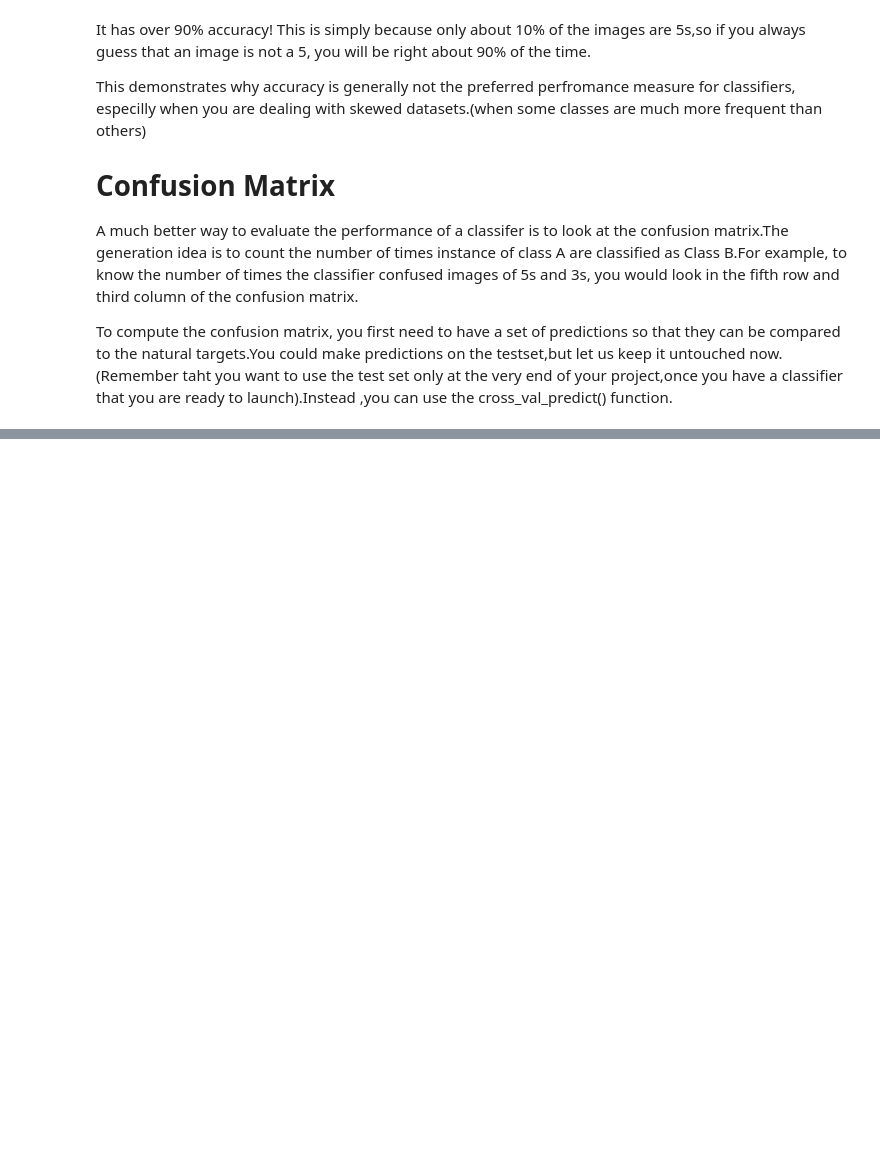
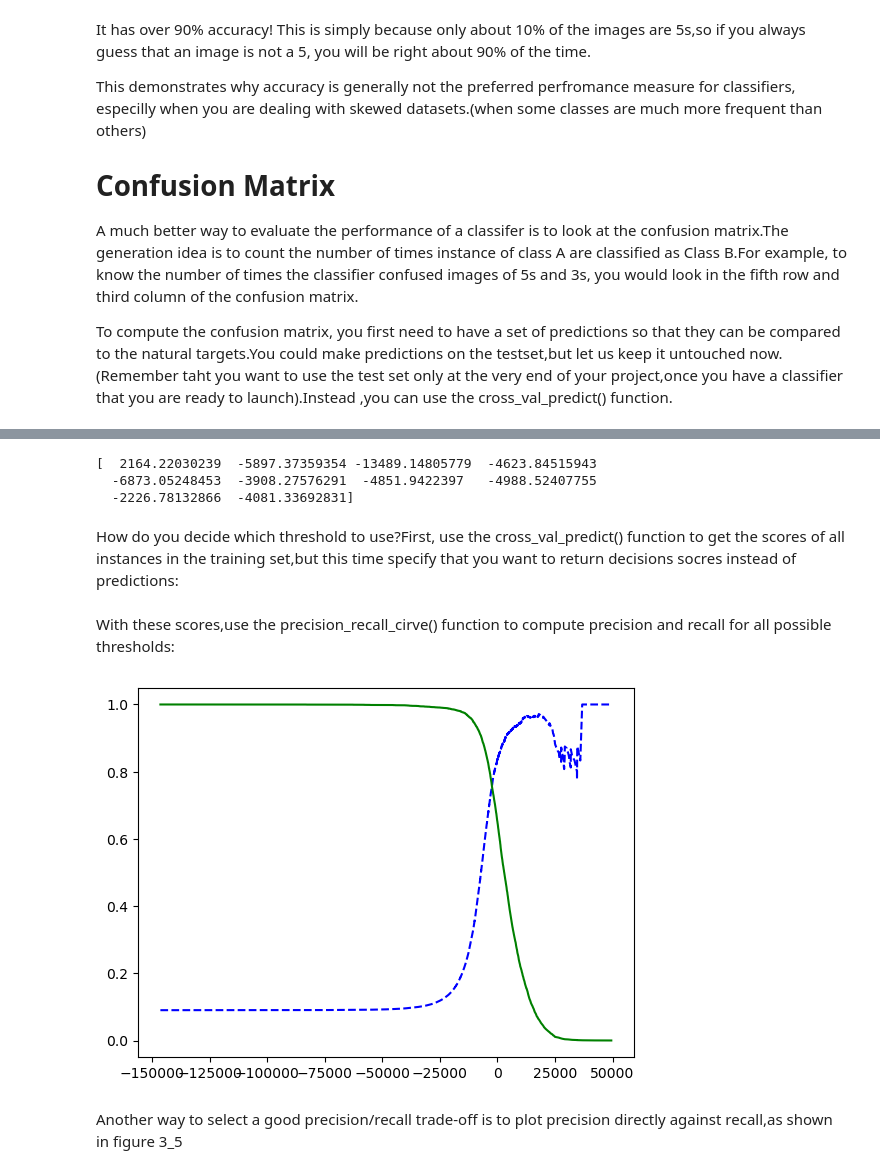
Before and after one commit to LongQin0121/Flask_Web, a Jupyter notebook: chapter2_classification.ipynb, the cells around one changed output, grey strips where cells are left out. Cells and saved outputs as stored; diff of their text form; code cells hidden in the pictures; blank space fills up the shorter version.

```diff
--- a/chapter2_classification.ipynb
+++ b/chapter2_classification.ipynb
@@ -128,0 +198,28 @@ y_train_pred = cross_val_predict(sgd_clf, X_train, y_train_5, cv=3)
+# %%
+y_scores_first_10 = sgd_clf.decision_function(X[:10])  # Assuming X is your feature matrix
+print(y_scores_first_10)
+# %% [output]
+[  2164.22030239  -5897.37359354 -13489.14805779  -4623.84515943
+  -6873.05248453  -3908.27576291  -4851.9422397   -4988.52407755
+  -2226.78132866  -4081.33692831]
+# %% [markdown]
+How do you decide which threshold to use?First, use the cross_val_predict() function to get the scores of all instances in the training set,but this time specify that you want to return decisions  socres instead of predictions:
+# %%
+y_scores = cross_val_predict(sgd_clf, X_train, y_train_5, cv=3,
+ method="decision_function")
+# %% [markdown]
+With these scores,use the precision_recall_cirve() function to compute precision and recall for all possible thresholds:
+# %%
+from sklearn.metrics import precision_recall_curve
+precisions, recalls, thresholds = precision_recall_curve(y_train_5, y_scores)
+# %%
+def plot_precision_recall_vs_threshold(precisions, recalls, thresholds):
+ plt.plot(thresholds, precisions[:-1], "b--", label="Precision")
+ plt.plot(thresholds, recalls[:-1], "g-", label="Recall")
+ [...] # highlight the threshold and add the legend, axis label, and grid
+plot_precision_recall_vs_threshold(precisions, recalls, thresholds)
+plt.show()
+# %% [output]
+[figure, added]
+# %% [markdown]
+Another way to select a good precision/recall trade-off is to plot precision directly against recall,as shown in figure 3_5
```
Also changed, not shown: parts of 33 cells of this notebook.
